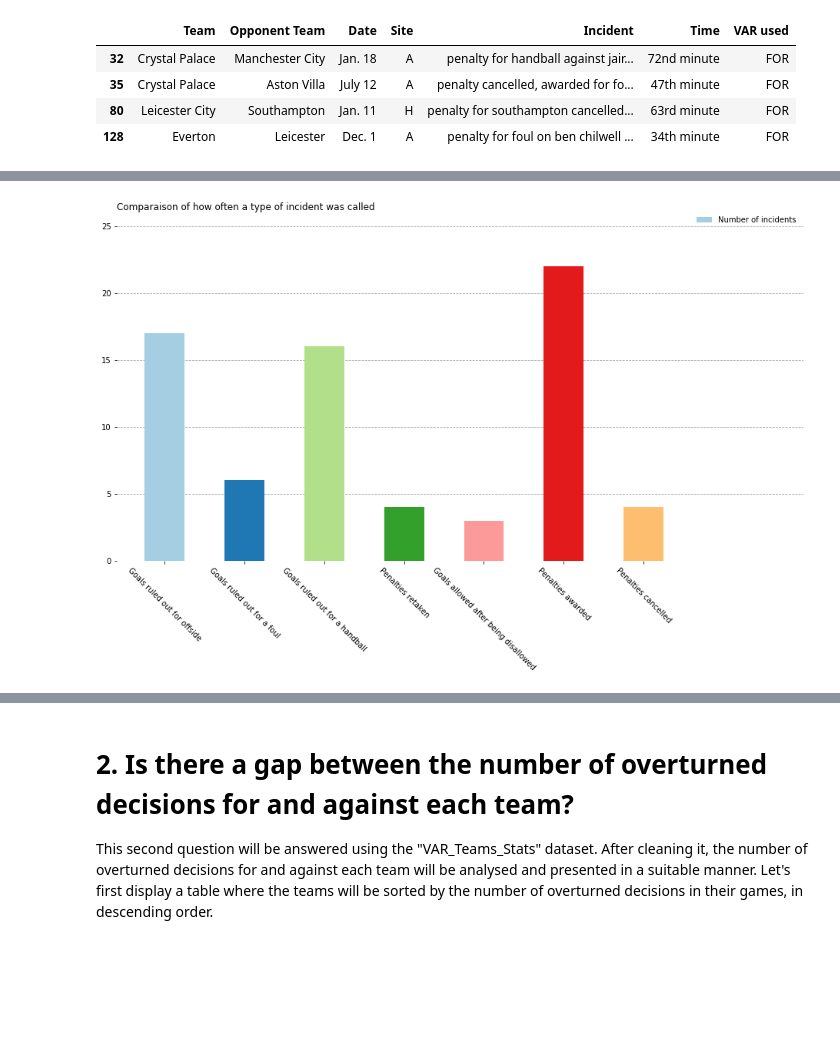
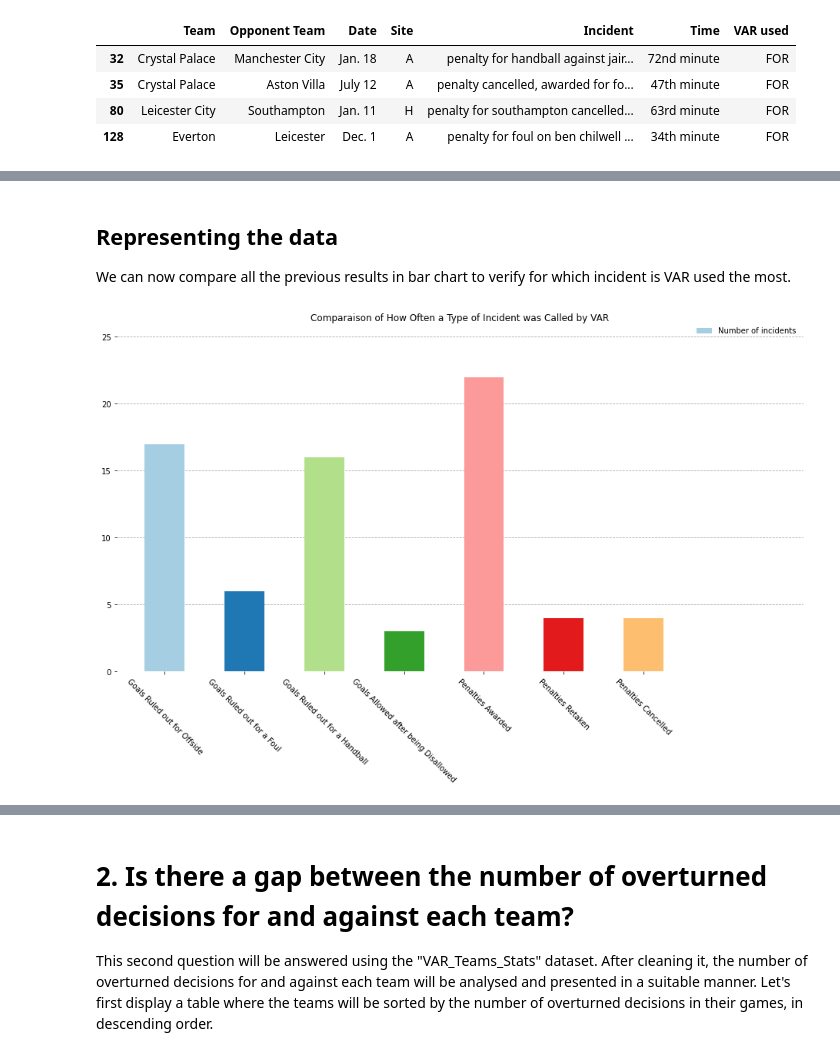
Before and after one commit to julelia/DataMadness, a Jupyter notebook: Data Madness.ipynb, the cells around one changed output, grey strips where cells are left out. Cells and saved outputs as stored; diff of their text form; code cells hidden in the pictures; blank space fills up the shorter version.

```diff
--- a/Data Madness.ipynb
+++ b/Data Madness.ipynb
@@ -454 +566,5 @@ Find a way of comparing all the previous results
+# %% [markdown]
+## Representing the data
+
+We can now compare all the previous results in bar chart to verify for which incident is VAR used the most.
 # %%
@@ -460,8 +577,9 @@ goal_allowed_nbr = len(goal_allowed[goal_allowed == 'VAR used']);
 penalties_awarded_nbr = len(penalties_awarded[penalties_awarded == 'VAR used']);
 penalties_cancelled_nbr = len(penalties_cancelled[penalties_cancelled == 'VAR used']);
 # %%
+#Plotting everything in a bar chart for a better comparison.
 #List
-VAR_USED = [offside_nbr,foul_nbr,handball_nbr,penalty_retaken_nbr,goal_allowed_nbr,penalties_awarded_nbr,penalties_cancelled_nbr]
+VAR_USED = [offside_nbr,foul_nbr,handball_nbr,goal_allowed_nbr,penalties_awarded_nbr,penalty_retaken_nbr,penalties_cancelled_nbr]
 
 # list to dict
 my_dict = {'VAR_USED': VAR_USED}
@@ -470,33 +588,33 @@ my_dict = {'VAR_USED': VAR_USED}
 result_df = pd.DataFrame(my_dict)
 result_df
 
 
 fig, ax = plt.subplots(1, figsize=(16, 8))
 
 plt.bar(result_df.index, result_df['VAR_USED'], color=plt.cm.Paired(np.arange(len(result_df))), width =0.5)
 
 # x and y limits
 plt.xlim(-0.6, 8)
 plt.ylim(0, 25)
 
 # remove spines
 ax.spines['right'].set_visible(False)
 ax.spines['left'].set_visible(False)
 ax.spines['top'].set_visible(False)
 ax.spines['bottom'].set_visible(False)
 
 #grid
 ax.set_axisbelow(True)
 ax.yaxis.grid(color='gray', linestyle='dashed', alpha=0.7)
 
 # x ticks
-xticks_labels = ['Goals ruled out for offside', 'Goals ruled out for a foul', 'Goals ruled out for a handball', 'Penalties retaken', 'Goals allowed after being disallowed', 'Penalties awarded', 'Penalties cancelled']
+xticks_labels = ['Goals Ruled out for Offside', 'Goals Ruled out for a Foul', 'Goals Ruled out for a Handball', 'Goals Allowed after being Disallowed','Penalties Awarded','Penalties Retaken', 'Penalties Cancelled']
 plt.xticks(result_df.index , labels = xticks_labels , rotation=-45)
 
 # title and legend
 legend_label = ['Number of incidents']
 plt.legend(legend_label, ncol = 4, bbox_to_anchor=([1, 1.05, 0, 0]), frameon = False)
-plt.title('Comparaison of how often a type of incident was called\n', loc='left')
+plt.title('Comparaison of How Often a Type of Incident was Called by VAR\n')
 plt.show()
 # %% [output]
-[figure, old version]
+[figure, new version]
```
Also changed, not shown: parts of 42 cells of this notebook.
